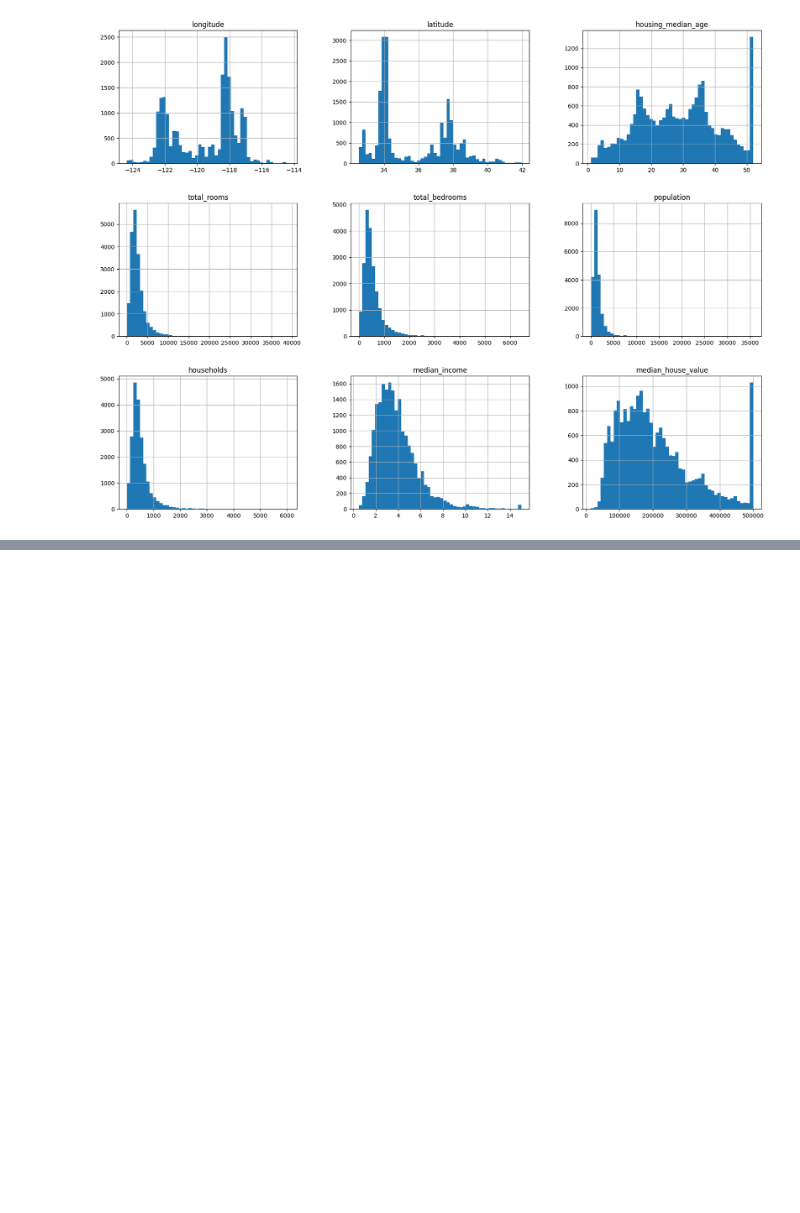
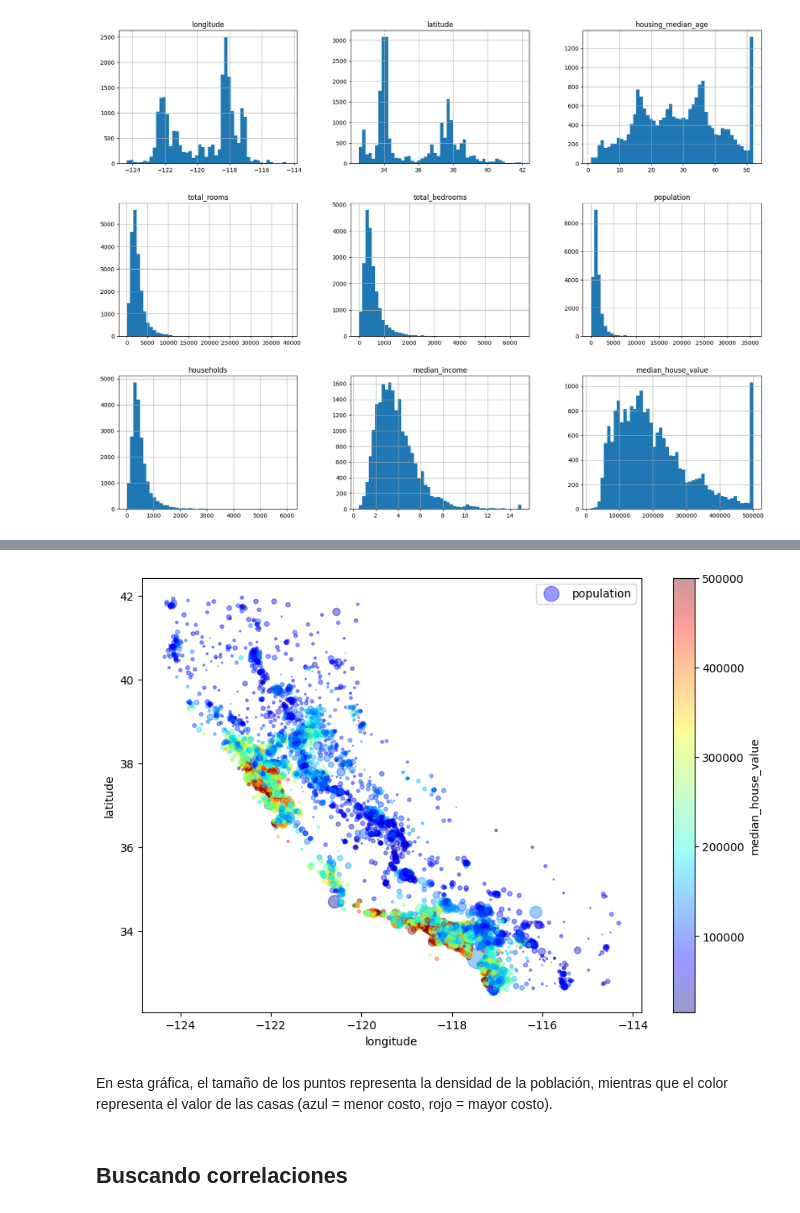
Before and after one commit to David-Maximo/handson-ml2, a Jupyter notebook: Housing.ipynb, the cells around one changed output, grey strips where cells are left out. Cells and saved outputs as stored; diff of their text form; code cells hidden in the pictures; blank space fills up the shorter version.

```diff
--- a/Housing.ipynb
+++ b/Housing.ipynb
@@ -115,0 +366,25 @@ plt.show()
+# %%
+# Precios de casas
+housing.plot(
+    kind='scatter',
+    x='longitude',
+    y='latitude',
+    alpha=0.4,
+    s=housing['population'] / 100,
+    label='population',
+    figsize=(
+        10,
+        7
+    ),
+    c='median_house_value',
+    cmap=plt.get_cmap('jet'),
+    colorbar=True
+)
+plt.legend()
+plt.show()
+# %% [output]
+[figure, added]
+# %% [markdown]
+En esta gráfica, el tamaño de los puntos representa la densidad de la población, mientras que el color representa el valor de las casas (azul = menor costo, rojo = mayor costo).
+# %% [markdown]
+## Buscando correlaciones
```
Also changed, not shown: parts of 57 cells of this notebook.
